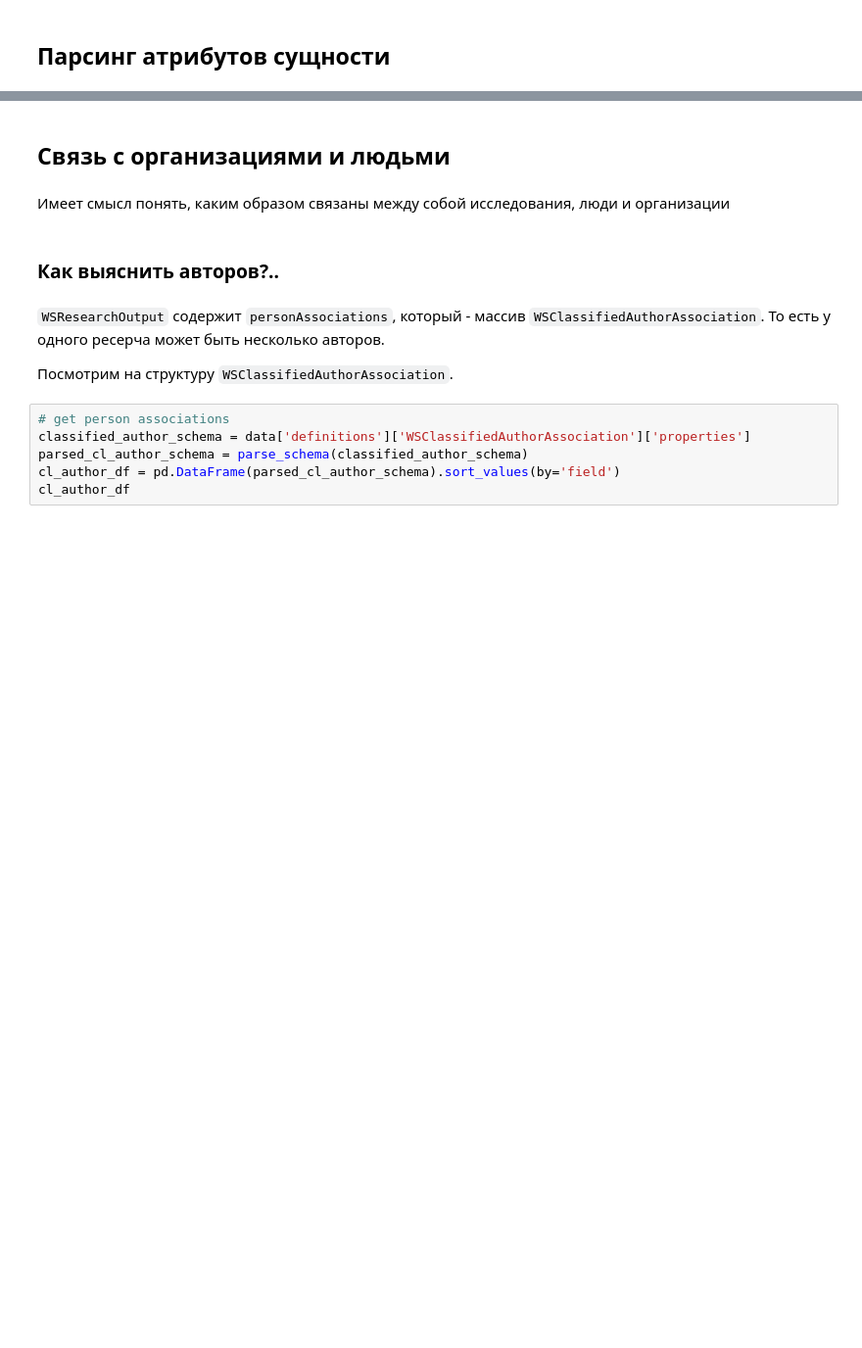
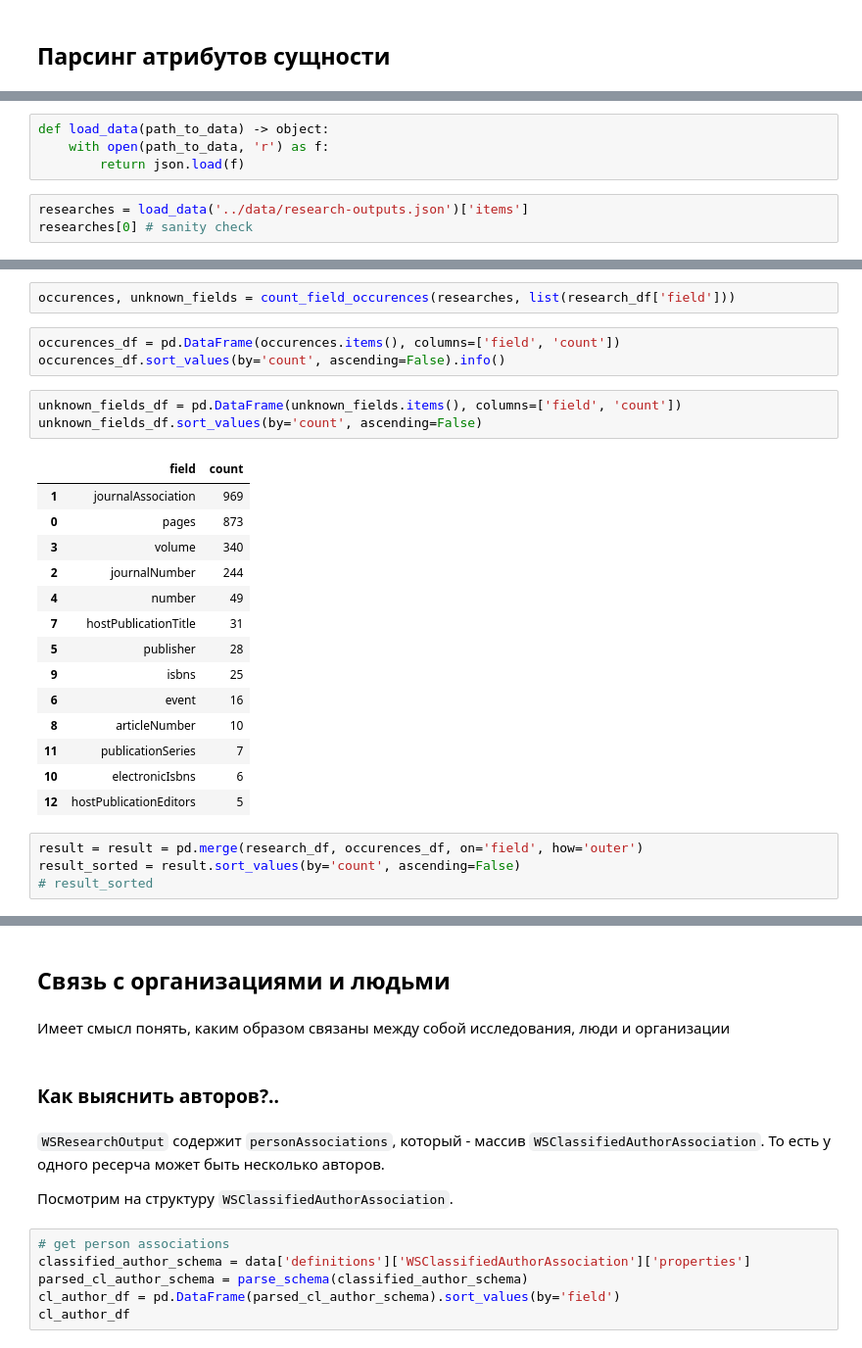
Before and after one commit to citec-spbu/Pure-ETL, a Jupyter notebook: experiments/explore-research-outputs/notebooks/explore.ipynb, the cells around one changed output, grey strips where cells are left out. Shown at 98% size. Drawn from its saved outputs; the diff is of its cells as text; blank space fills up the shorter version.

```diff
--- a/experiments/explore-research-outputs/notebooks/explore.ipynb
+++ b/experiments/explore-research-outputs/notebooks/explore.ipynb
@@ -85,0 +126,7 @@ research_df
+# %%
+def load_data(path_to_data) -> object:
+    with open(path_to_data, 'r') as f:
+        return json.load(f)
+# %%
+researches = load_data('../data/research-outputs.json')['items']
+researches[0] # sanity check
@@ -85,0 +161,27 @@ research_df
+# %%
+occurences, unknown_fields = count_field_occurences(researches, list(research_df['field']))
+# %%
+occurences_df = pd.DataFrame(occurences.items(), columns=['field', 'count'])
+occurences_df.sort_values(by='count', ascending=False).info()
+# %%
+unknown_fields_df = pd.DataFrame(unknown_fields.items(), columns=['field', 'count'])
+unknown_fields_df.sort_values(by='count', ascending=False)
+# %% [output]
+|  | field | count |
+| 1 | journalAssociation | 969 |
+| 0 | pages | 873 |
+| 3 | volume | 340 |
+| 2 | journalNumber | 244 |
+| 4 | number | 49 |
+| 7 | hostPublicationTitle | 31 |
+| 5 | publisher | 28 |
+| 9 | isbns | 25 |
+| 6 | event | 16 |
+| 8 | articleNumber | 10 |
+| 11 | publicationSeries | 7 |
+| 10 | electronicIsbns | 6 |
+| 12 | hostPublicationEditors | 5 |
+# %%
+result = result = pd.merge(research_df, occurences_df, on='field', how='outer')
+result_sorted = result.sort_values(by='count', ascending=False)
+# result_sorted
```
Also changed, not shown: parts of 25 cells of this notebook.
